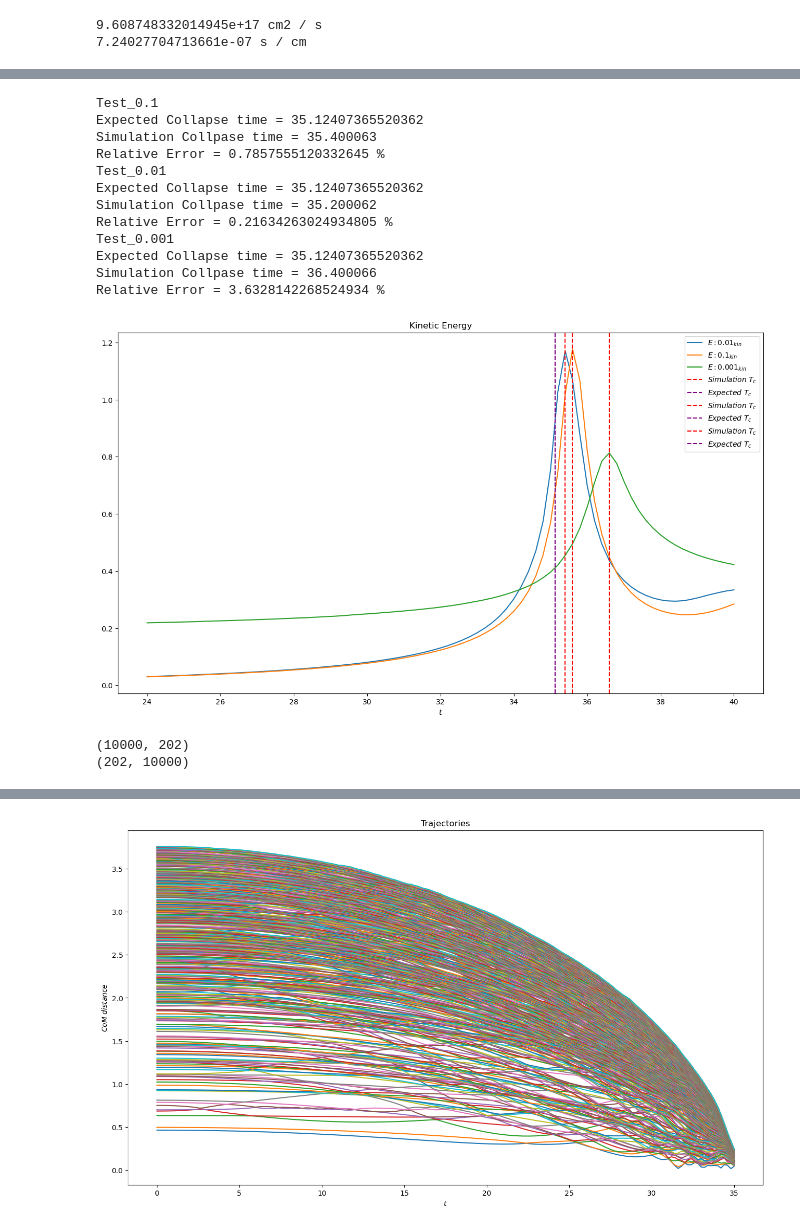
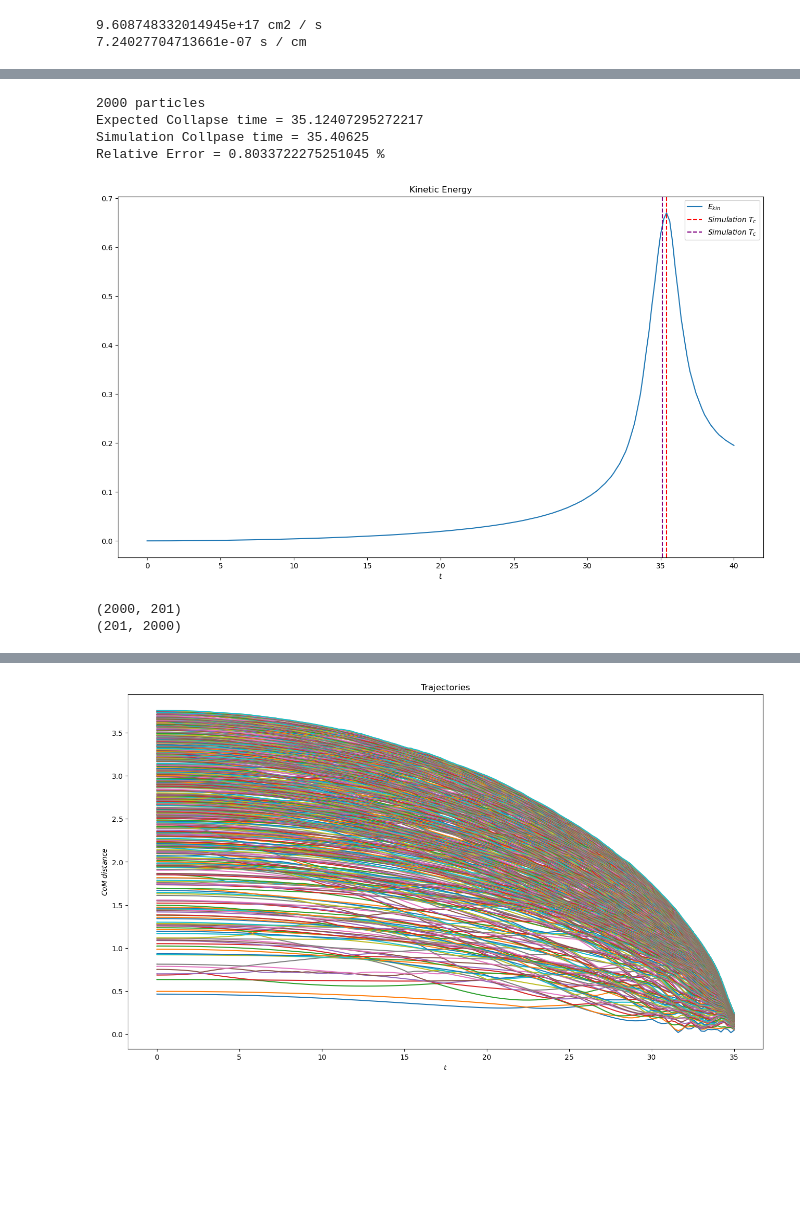
Before and after one commit to Federico-Fantoccoli/Dynamics-of-stellar-systems, a Jupyter notebook: Exp_3/Tree_collpase_analysis_Final.ipynb, the cells around one changed output, grey strips where cells are left out. Cells and saved outputs as stored; diff of their text form; code cells hidden in the pictures; blank space fills up the shorter version.

```diff
--- a/Exp_3/Tree_collpase_analysis_Final.ipynb
+++ b/Exp_3/Tree_collpase_analysis_Final.ipynb
@@ -177,12 +177,12 @@ def read_output(output_file_path):
 #
 #
 
-def read_snapshots(input_file_path, output_file_path):
-    snapshot_0 = read_input(input_file_path)
+def read_snapshots(output_file_path):  # if necessary, add inputfile
+    #snapshot_0 = read_input(input_file_path)
     snapshots = read_output(output_file_path)
 
     # Append the intial snapshot to the beginning of the list
-    snapshots = [snapshot_0] + snapshots
+    snapshots = snapshots # + [snapshot_0]
 
     return snapshots
 # %%
@@ -546,11 +546,10 @@ print(t_I_to_t_cgs)
 # FILE READING
 
 #----------------------------------------------------------------
-input_file_path = "Test_2/treecode_filein.txt"
-output_file_path = "Test_2/treecode_fileout.txt"
+#input_file_path = "Test_2/treecode_filein.txt"
+output_file_path = "2000/treecode_fileout.txt"
 
-snapshots = read_snapshots(input_file_path, output_file_path)
-print(len(snapshots))
+snapshots = read_snapshots(output_file_path)
 
 N = snapshots[0][0] # Number of particles
 #print(snapshots[1])#[0][2][11000:11100])
@@ -573,8 +572,5 @@ ax.set_xlabel('X Label')
 ax.set_ylabel('Y Label')
 ax.set_zlabel('Z Label')
 
-#ax.set_xlim(-1, 1)
-#ax.set_ylim(-1, 1)
-#ax.set_zlim(-1, 1)
 plt.show()
 # %% [output]
@@ -743,56 +676,35 @@ Test_0.001
 # %%
 expected_collapse_time = get_collapse_time(get_masses(snapshots, total=True) / get_sphere_volume(10))
 
-print('Test_0.1')
-print("Expected Collapse time = " + str(expected_collapse_time))
-print("Simulation Collpase time = " + str(time_stamp[collapse_index_1]))
-print("Relative Error = " + str(100 * (time_stamp[collapse_index_1] - expected_collapse_time) / expected_collapse_time) + " %")
 
-print('Test_0.01')
+
+print('2000 particles')
 print("Expected Collapse time = " + str(expected_collapse_time))
 print("Simulation Collpase time = " + str(time_stamp[collapse_index]))
 print("Relative Error = " + str(100 * (time_stamp[collapse_index] - expected_collapse_time) / expected_collapse_time) + " %")
 
-print('Test_0.001')
-print("Expected Collapse time = " + str(expected_collapse_time))
-print("Simulation Collpase time = " + str(time_stamp[collapse_index_3]))
-print("Relative Error = " + str(100 * (time_stamp[collapse_index_3] - expected_collapse_time) / expected_collapse_time) + " %")
-
 fig, ax = plt.subplots(figsize=(16,9))
 
 ax.set_title(title_labels[0])
-ax.plot(time_stamp[121:], Energies[120:,2], label='$E:0.01_{kin}$')
-ax.plot(time_stamp[121:], Energies_1[120:,2], label='$E:0.1_{kin}$')
-ax.plot(time_stamp[121:], Energies_3[120:,2], label='$E:0.001_{kin}$')
+ax.plot(time_stamp[:collapse_index+24], Energies[:,2], label='$E_{kin}$')
+
 ax.set_xlabel("$t$")
 
-ax.axvline(time_stamp[collapse_index+1], color='red', ls='--', label='$Simulation\ T_c$')
-ax.axvline(expected_collapse_time, color='purple', ls='--', label='$Expected\ T_c$')
-ax.axvline(time_stamp[collapse_index_1+1], color='red', ls='--', label='$Simulation\ T_c$')
-ax.axvline(expected_collapse_time, color='purple', ls='--', label='$Expected\ T_c$')
-ax.axvline(time_stamp[collapse_index_3+1], color='red', ls='--', label='$Simulation\ T_c$')
-ax.axvline(expected_collapse_time, color='purple', ls='--', label='$Expected\ T_c$')
+ax.axvline(time_stamp[collapse_index], color='red', ls='--', label='$Simulation\ T_c$')
+ax.axvline(expected_collapse_time, color='purple', ls='--', label='$Simulation\ T_c$')
+
 
 ax.legend()
-
 figures.append(fig)
 figures_names.append("kinetic")
 
 plt.show()
 # %% [output]
-Test_0.1
-Expected Collapse time = 35.12407365520362
-Simulation Collpase time = 35.400063
-Relative Error = 0.7857555120332645 %
-Test_0.01
-Expected Collapse time = 35.12407365520362
-Simulation Collpase time = 35.200062
-Relative Error = 0.21634263024934805 %
-Test_0.001
-Expected Collapse time = 35.12407365520362
-Simulation Collpase time = 36.400066
-Relative Error = 3.6328142268524934 %
+2000 particles
+Expected Collapse time = 35.12407295272217
+Simulation Collpase time = 35.40625
+Relative Error = 0.8033722275251045 %
-[figure, old version]
+[figure, new version]
 # %%
 particles_distance_cm =  np.array([get_3D_vec(snapshots, particle_index, cm_pos, 'pos', absval=1, rf='cm') for particle_index in range(N)])
 
@@ -801,8 +713,8 @@ print(np.shape(particles_distance_cm))
 part_dist_cm = np.swapaxes(particles_distance_cm, 0, 1)
 print(np.shape(part_dist_cm))
 # %% [output]
-(10000, 202)
-(202, 10000)
+(2000, 201)
+(201, 2000)
 # %%
 # HOMOLOGOUS COLLAPSE CHECK:
 M_tot = np.sum(snapshots[0][2])
```
Also changed, not shown: parts of 10 cells of this notebook.
